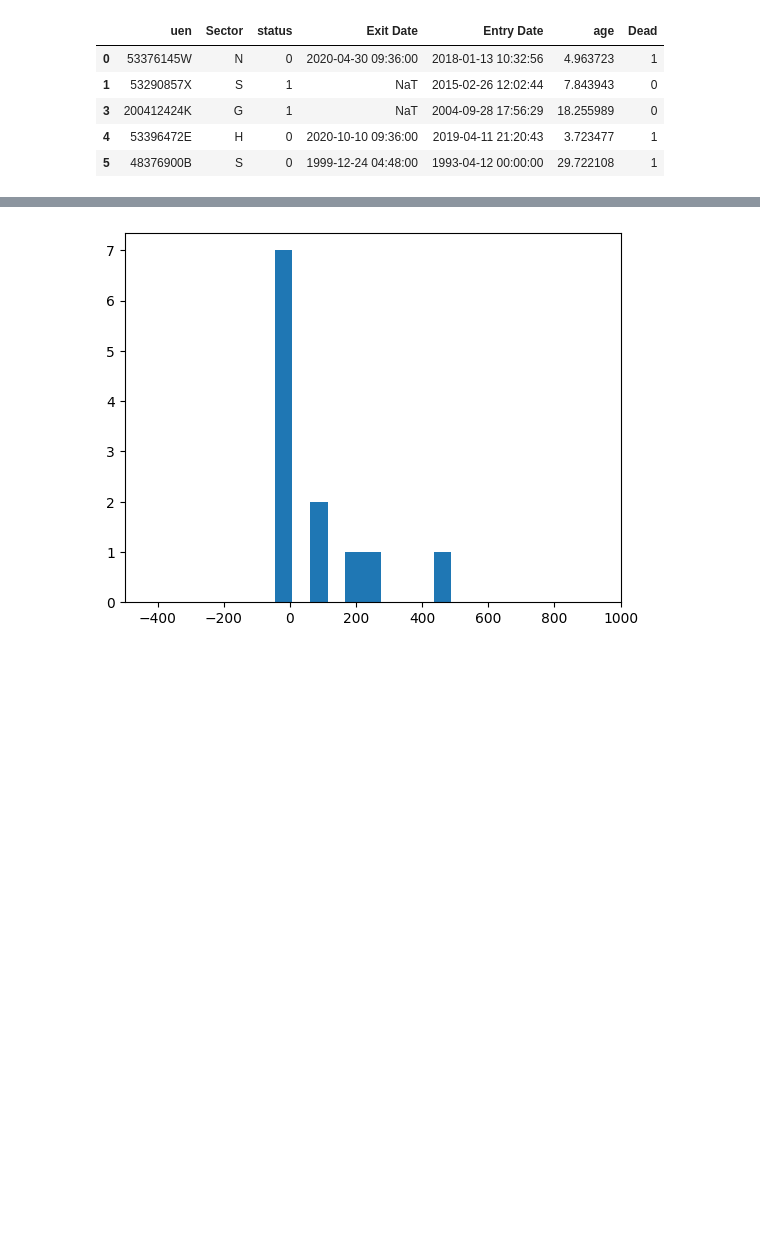
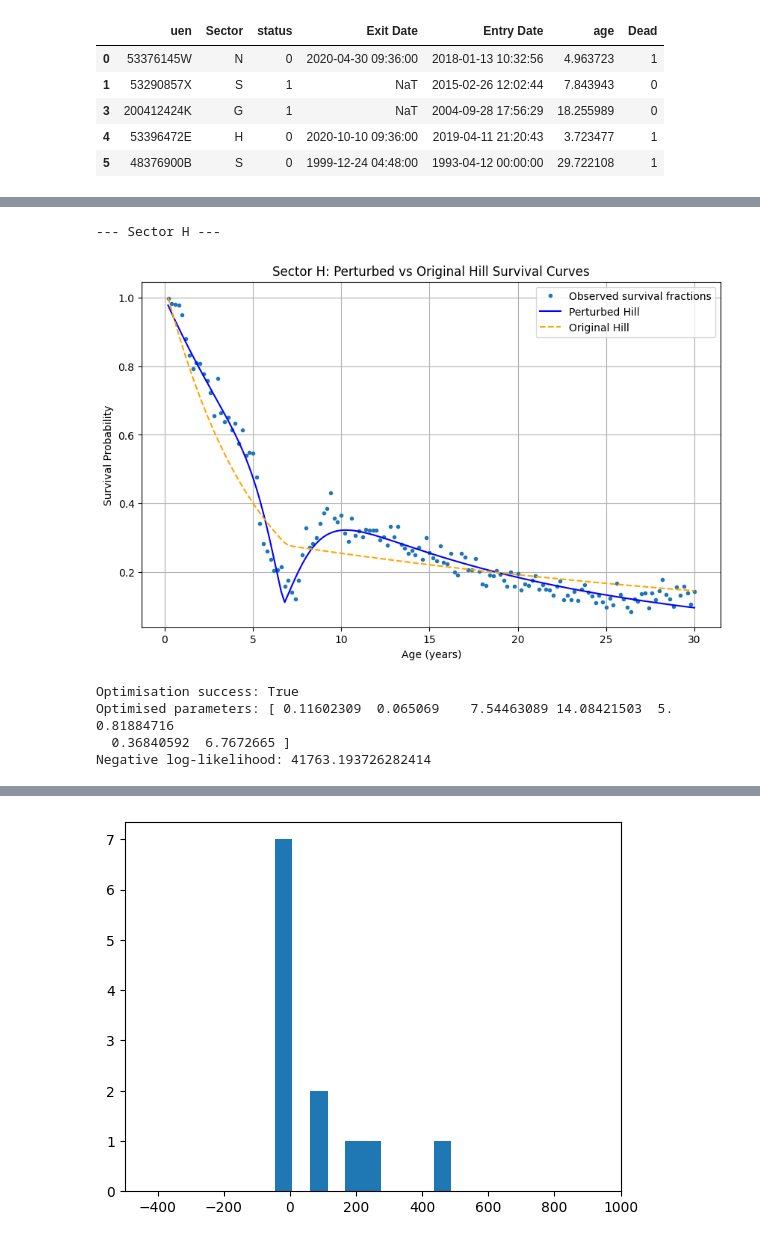
Before and after one commit to maxcyn/a-star, a Jupyter notebook: one_tail.ipynb, the cells around one changed output, grey strips where cells are left out. Saved outputs shown, nothing was run; the diff lists cells and outputs as text; code cells hidden in the pictures; blank space fills up the shorter version.

```diff
--- a/one_tail.ipynb
+++ b/one_tail.ipynb
@@ -68,3 +116,21 @@ sector_params_MLE = dict(zip(sector_list, parameters))
+# %%
+for sector in ['H']:
+    print(f'--- Sector {sector} ---')
+    result = mle_sector_perturbed(sector, df_analysis, initial_guess=[0.13, 0.07, 10, 5, 9, 2, 1, 8])
+
+    # Plot
+    plot_perturbed_vs_original(sector, result)
+
+    print(f"Optimisation success: {result.success}"
+          f"\nOptimised parameters: {result.x}"
+          f"\nNegative log-likelihood: {result.fun}")
+# %% [output]
+--- Sector H ---
+[figure, added]
+Optimisation success: True
+Optimised parameters: [ 0.11602309  0.065069    7.54463089 14.08421503  5.          0.81884716
+  0.36840592  6.7672665 ]
+Negative log-likelihood: 41763.193726282414
 # %%
 # test_list = ['G', 'H', 'S', 'J', 'M', 'I']
 aic_dip_list = []
```
Also changed, not shown: parts of 3 cells of this notebook, 4 other files.
